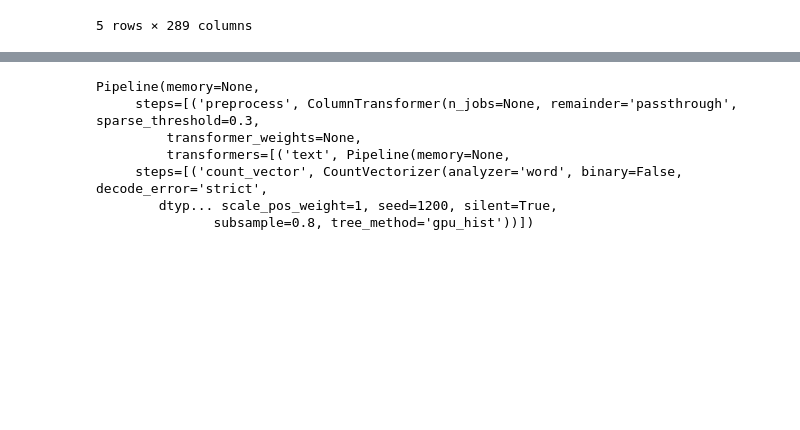
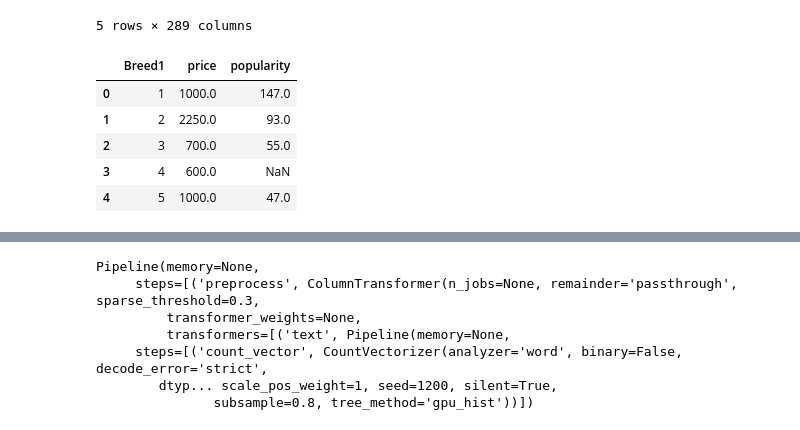
Before and after one commit to kiendang/petfinder, a Jupyter notebook: src/master.ipynb, the cells around one changed output, grey strips where cells are left out. Cells and saved outputs as stored; diff of their text form; code cells hidden in the pictures; blank space fills up the shorter version.

```diff
--- a/src/master.ipynb
+++ b/src/master.ipynb
@@ -208,0 +224,9 @@ df.head()
+# %%
+merge_breed.head()
+# %% [output]
+|  | Breed1 | price | popularity |
+| 0 | 1 | 1000.0 | 147.0 |
+| 1 | 2 | 2250.0 | 93.0 |
+| 2 | 3 | 700.0 | 55.0 |
+| 3 | 4 | 600.0 | NaN |
+| 4 | 5 | 1000.0 | 47.0 |
```
Also changed, not shown: parts of 18 cells of this notebook, 3 other files.
